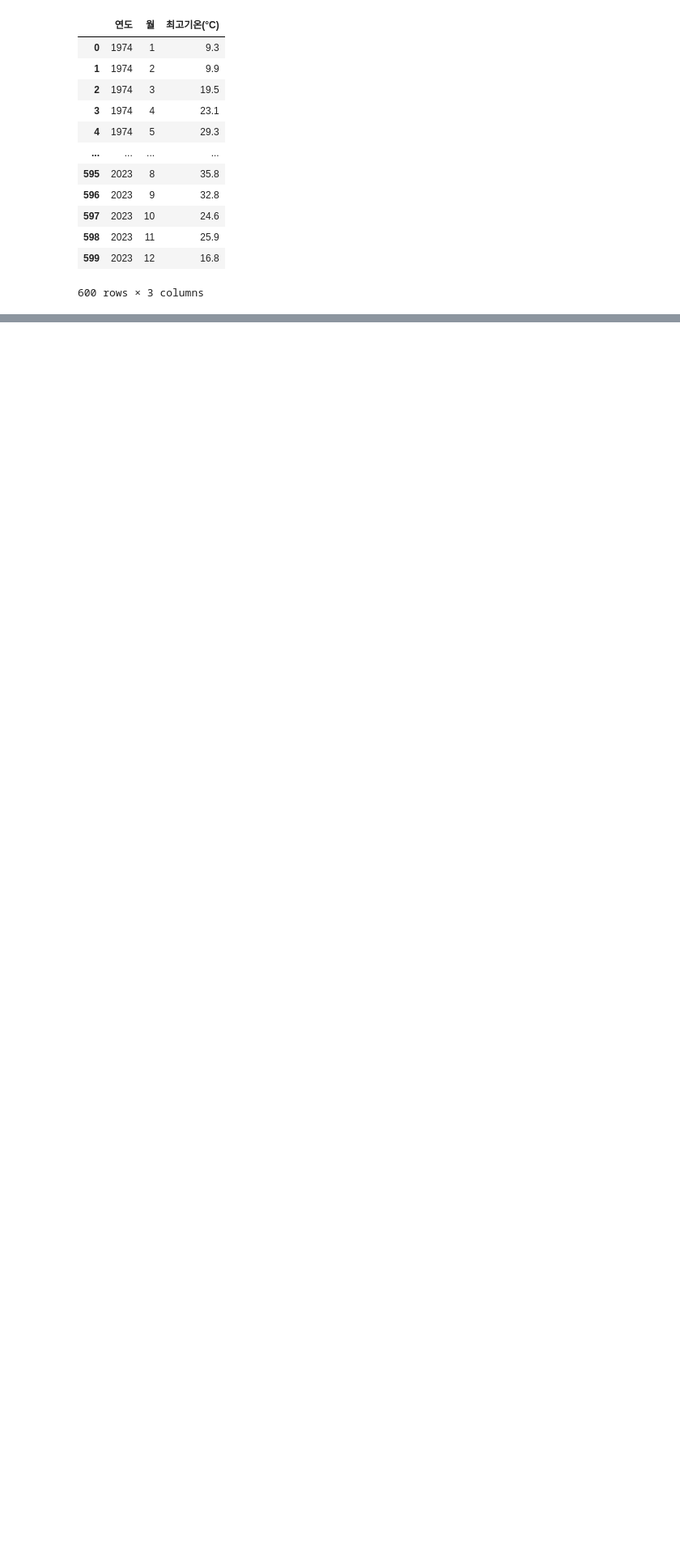
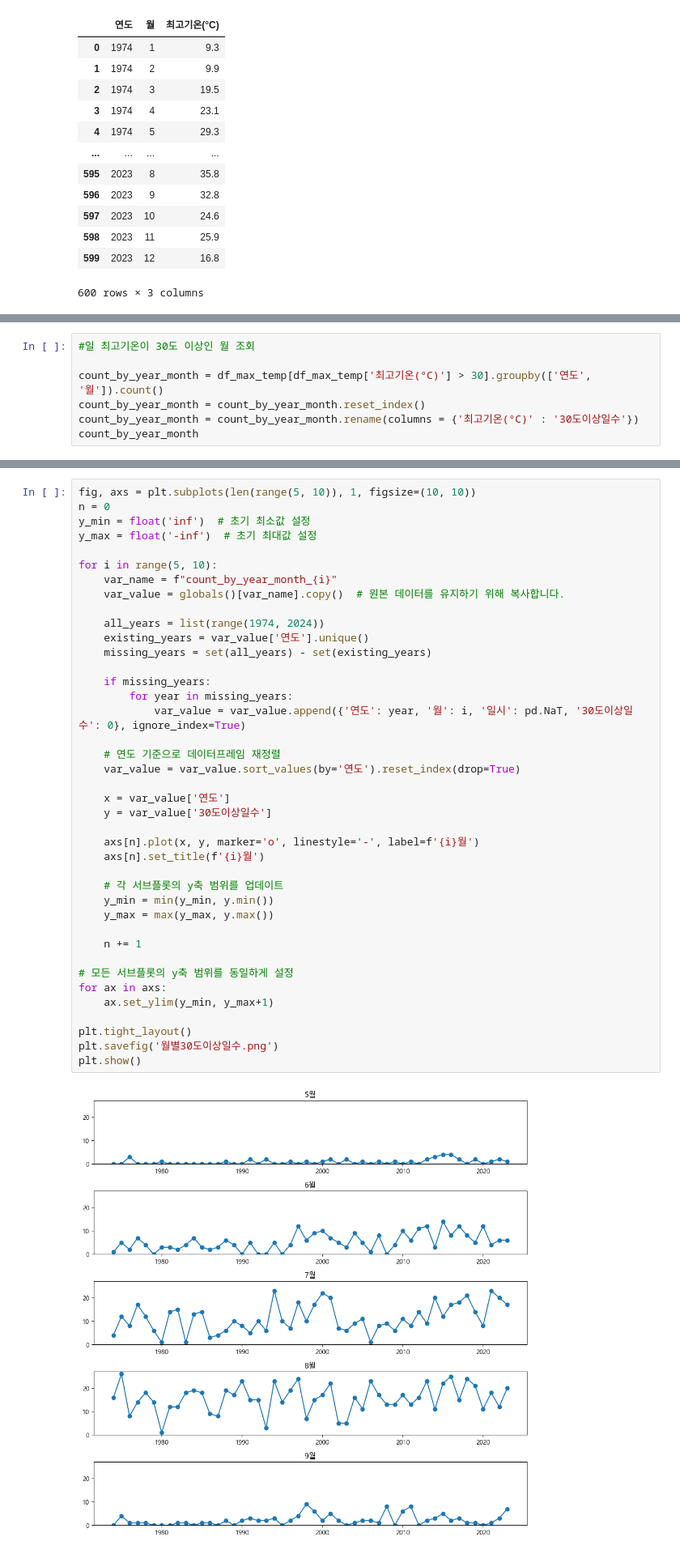
Before and after one commit to ZZinsub/jsshin, a Jupyter notebook: 기상청 데이터분석/2. 월별 최고기온 최대값.ipynb, the cells around one changed output, grey strips where cells are left out. Shown at 81% size. Cells and saved outputs as stored; diff of their text form; blank space fills up the shorter version.

```diff
--- a/기상청 데이터분석/2. 월별 최고기온 최대값.ipynb
+++ b/기상청 데이터분석/2. 월별 최고기온 최대값.ipynb
@@ -142,3 +142,10 @@ plt.tight_layout()
 plt.show()
 # %% [output]
 [figure]
+# %%
+#일 최고기온이 30도 이상인 월 조회
+
+count_by_year_month = df_max_temp[df_max_temp['최고기온(°C)'] > 30].groupby(['연도', '월']).count()
+count_by_year_month = count_by_year_month.reset_index()
+count_by_year_month = count_by_year_month.rename(columns = {'최고기온(°C)' : '30도이상일수'})
+count_by_year_month
@@ -144,0 +217,42 @@ plt.show()
+# %%
+fig, axs = plt.subplots(len(range(5, 10)), 1, figsize=(10, 10))
+n = 0
+y_min = float('inf')  # 초기 최소값 설정
+y_max = float('-inf')  # 초기 최대값 설정
+
+for i in range(5, 10):
+    var_name = f"count_by_year_month_{i}"
+    var_value = globals()[var_name].copy()  # 원본 데이터를 유지하기 위해 복사합니다.
+
+    all_years = list(range(1974, 2024))
+    existing_years = var_value['연도'].unique()
+    missing_years = set(all_years) - set(existing_years)
+
+    if missing_years:
+        for year in missing_years:
+            var_value = var_value.append({'연도': year, '월': i, '일시': pd.NaT, '30도이상일수': 0}, ignore_index=True)
+
+    # 연도 기준으로 데이터프레임 재정렬
+    var_value = var_value.sort_values(by='연도').reset_index(drop=True)
+
+    x = var_value['연도']
+    y = var_value['30도이상일수']
+
+    axs[n].plot(x, y, marker='o', linestyle='-', label=f'{i}월')
+    axs[n].set_title(f'{i}월')
+
+    # 각 서브플롯의 y축 범위를 업데이트
+    y_min = min(y_min, y.min())
+    y_max = max(y_max, y.max())
+
+    n += 1
+
+# 모든 서브플롯의 y축 범위를 동일하게 설정
+for ax in axs:
+    ax.set_ylim(y_min, y_max+1)
+
+plt.tight_layout()
+plt.savefig('월별30도이상일수.png')
+plt.show()
+# %% [output]
+[figure, added]
```
Also changed, not shown: parts of 6 cells of this notebook, 1 other file.
